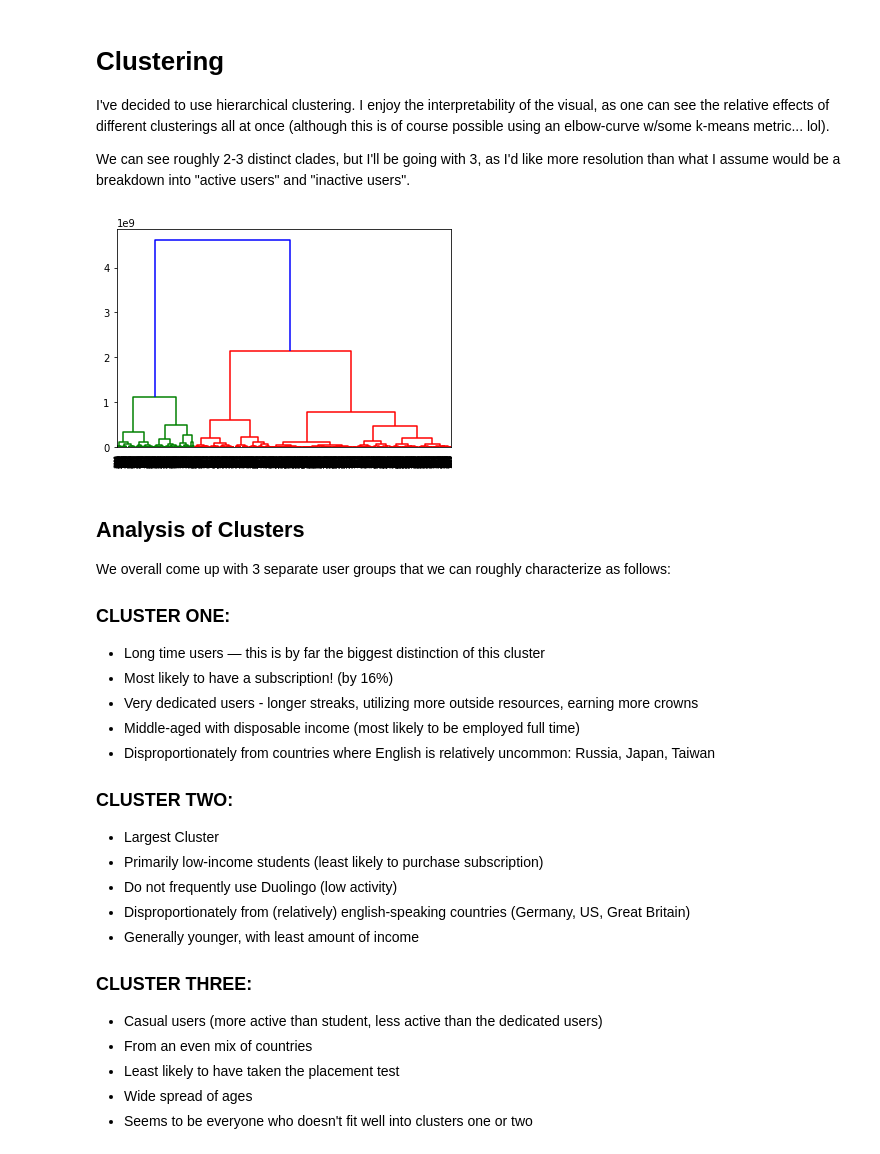
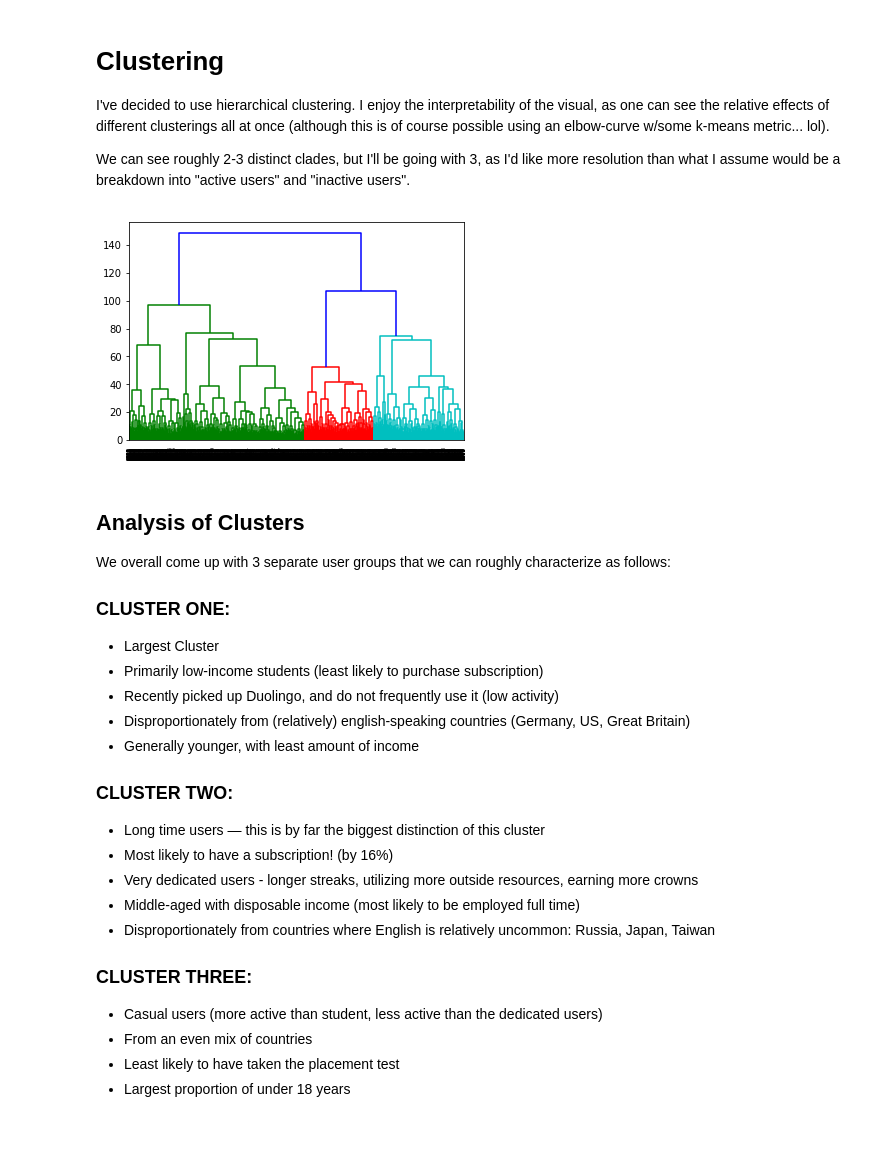
Before and after one commit to MatthewWolff/DuolingoAnalysis, a Jupyter notebook: duolingo_analysis.ipynb, the cells around one changed output. Cells and saved outputs as stored; diff of their text form; code cells hidden in the pictures.

Commit message:
adjustment: data is now scaled before clustering

```diff
--- a/duolingo_analysis.ipynb
+++ b/duolingo_analysis.ipynb
@@ -74,9 +77,15 @@ for var, function in binary.items():
 """ DATETIME """
 df["duolingo_start_date"] = pd.to_datetime(df["duolingo_start_date"]).apply(lambda d: d.timestamp())
 
+### Scale Data for clustering later (needed for distance metric)
+scaler = StandardScaler()
+scaled_df = pd.DataFrame(scaler.fit_transform(df), columns=df.columns, index=df.index)
+scaled_df["purchased_subscription"] = df["purchased_subscription"]
+
 # Encode duolingo_start_date as numeric
 display(original_types.head(3))
 display(df.head(3))
+display(scaled_df.head(3))
 # %% [output]
 |  | age | annual_income | country | duolingo_platform | duolingo_subscriber | duolingo_usage | ... |
 | user_id |  |  |  |  |  |  | ... |
@@ -273,9 +288,9 @@ I've decided to use hierarchical clustering. I enjoy the interpretability of the
 We can see roughly 2-3 distinct clades, but I'll be going with 3, as I'd like more resolution than what I assume would be a breakdown into "active users" and "inactive users".
 # %%
 # create dendrogram
-dendrogram = sch.dendrogram(sch.linkage(train_df, method='ward'))
+dendrogram = sch.dendrogram(sch.linkage(scaled_df, method='ward'))
 # %% [output]
-[figure, old version]
+[figure, new version]
 # %%
 # select 3 clusters
 hc = AgglomerativeClustering(n_clusters=3, affinity = 'euclidean', linkage = 'ward')
@@ -290,25 +305,24 @@ t = all_data[clusters == 2]
 We overall come up with 3 separate user groups that we can roughly characterize as follows:
 
 ### CLUSTER ONE:
+* Largest Cluster
+* Primarily low-income students (least likely to purchase subscription)
+* Recently picked up Duolingo, and do not frequently use it (low activity)
+* Disproportionately from (relatively) english-speaking countries (Germany, US, Great Britain)
+* Generally younger, with least amount of income
+
+### CLUSTER TWO:
 * Long time users — this is by far the biggest distinction of this cluster
 * Most likely to have a subscription! (by 16%)
 * Very dedicated users - longer streaks, utilizing more outside resources, earning more crowns
 * Middle-aged with disposable income (most likely to be employed full time)
 * Disproportionately from countries where English is relatively uncommon: Russia, Japan, Taiwan
 
-### CLUSTER TWO:
-* Largest Cluster
-* Primarily low-income students (least likely to purchase subscription)
-* Do not frequently use Duolingo (low activity)
-* Disproportionately from (relatively) english-speaking countries (Germany, US, Great Britain)
-* Generally younger, with least amount of income
-
 ### CLUSTER THREE:
 * Casual users (more active than student, less active than the dedicated users)
 * From an even mix of countries
 * Least likely to have taken the placement test
-* Wide spread of ages
-* Seems to be everyone who doesn't fit well into clusters one or two
+* Largest proportion of under 18 years
 # %%
 variables = ["longest_streak", "n_days_on_platform", "other_resources", "highest_crown_count"]
 for v in variables:
```
Also changed, not shown: parts of 10 cells of this notebook, 2 other files.
